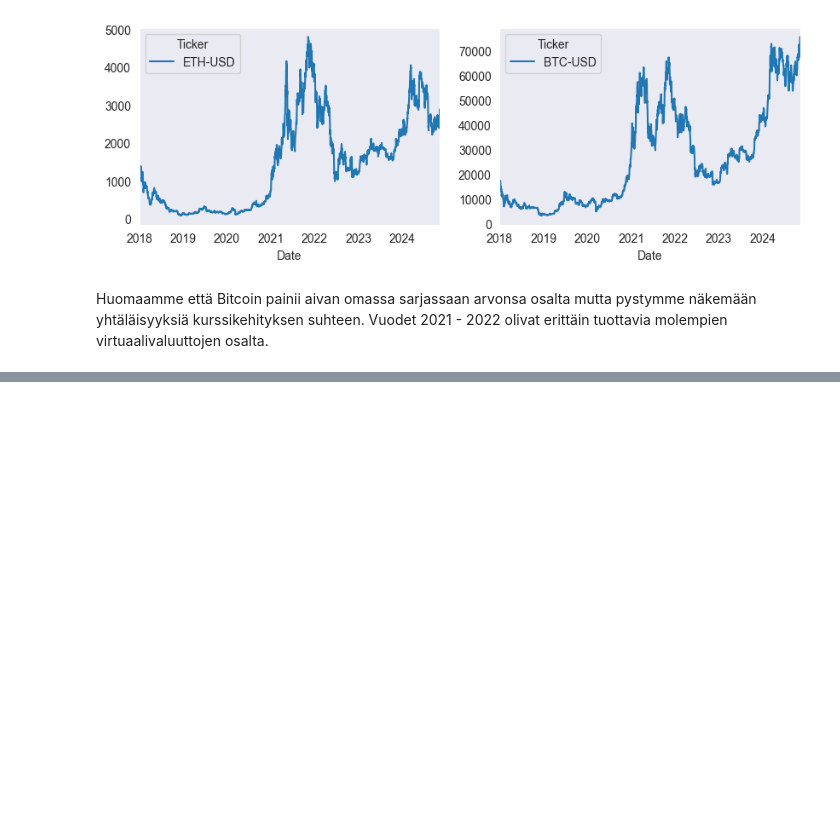
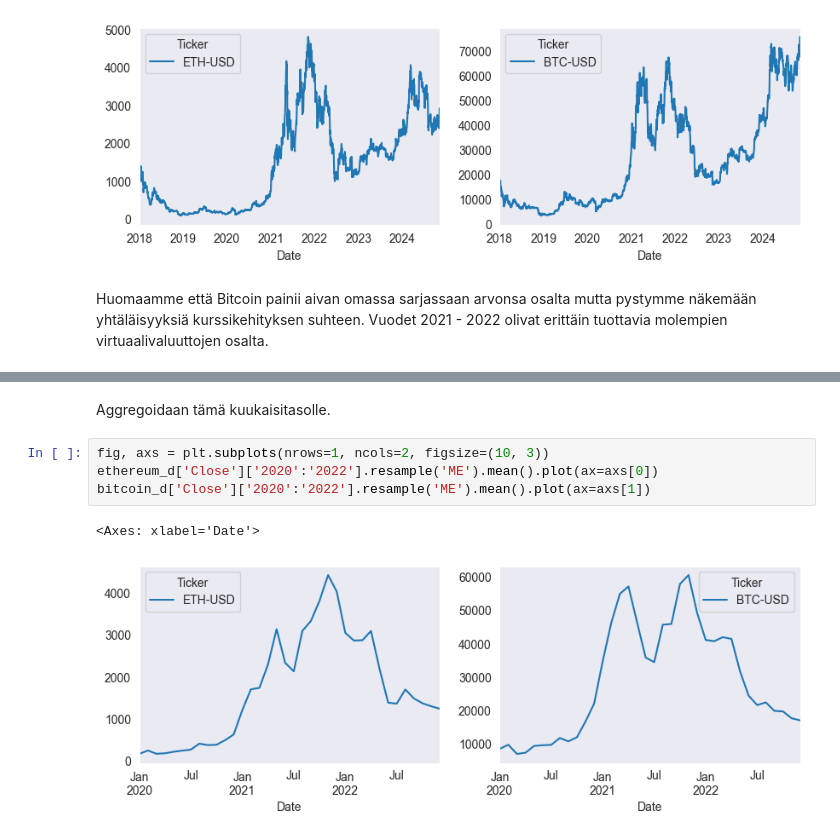
Before and after one commit to TatuE/Data_analytics, a Jupyter notebook: assignment_2/Tehtava_2_aikasarjat.ipynb, the cells around one changed output, grey strips where cells are left out. Cells and saved outputs as stored; diff of their text form; blank space fills up the shorter version.

```diff
--- a/assignment_2/Tehtava_2_aikasarjat.ipynb
+++ b/assignment_2/Tehtava_2_aikasarjat.ipynb
@@ -175,0 +194,9 @@ Huomaamme että Bitcoin painii aivan omassa sarjassaan arvonsa osalta mutta pyst
+# %% [markdown]
+Aggregoidaan tämä kuukaisitasolle.
+# %%
+fig, axs = plt.subplots(nrows=1, ncols=2, figsize=(10, 3))
+ethereum_d['Close']['2020':'2022'].resample('ME').mean().plot(ax=axs[0])
+bitcoin_d['Close']['2020':'2022'].resample('ME').mean().plot(ax=axs[1])
+# %% [output]
+<Axes: xlabel='Date'>
+[figure, added]
```
Also changed, not shown: parts of 13 cells of this notebook, 1 other file.
